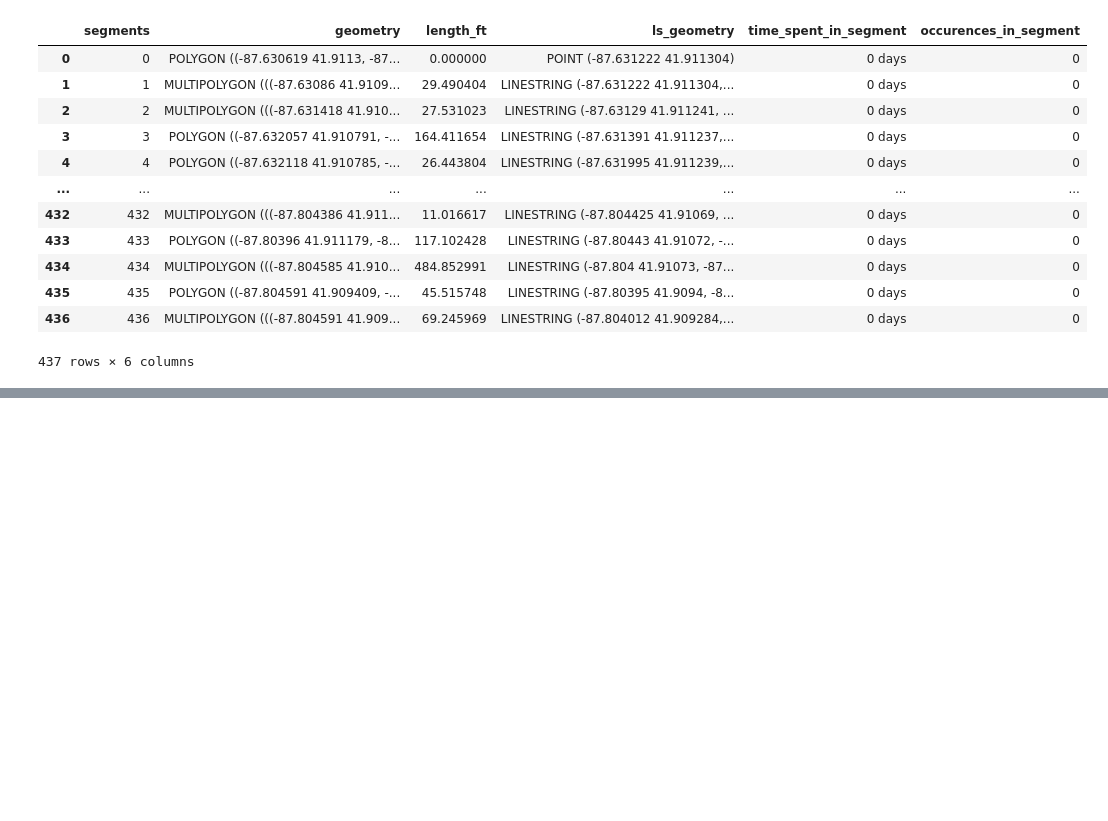
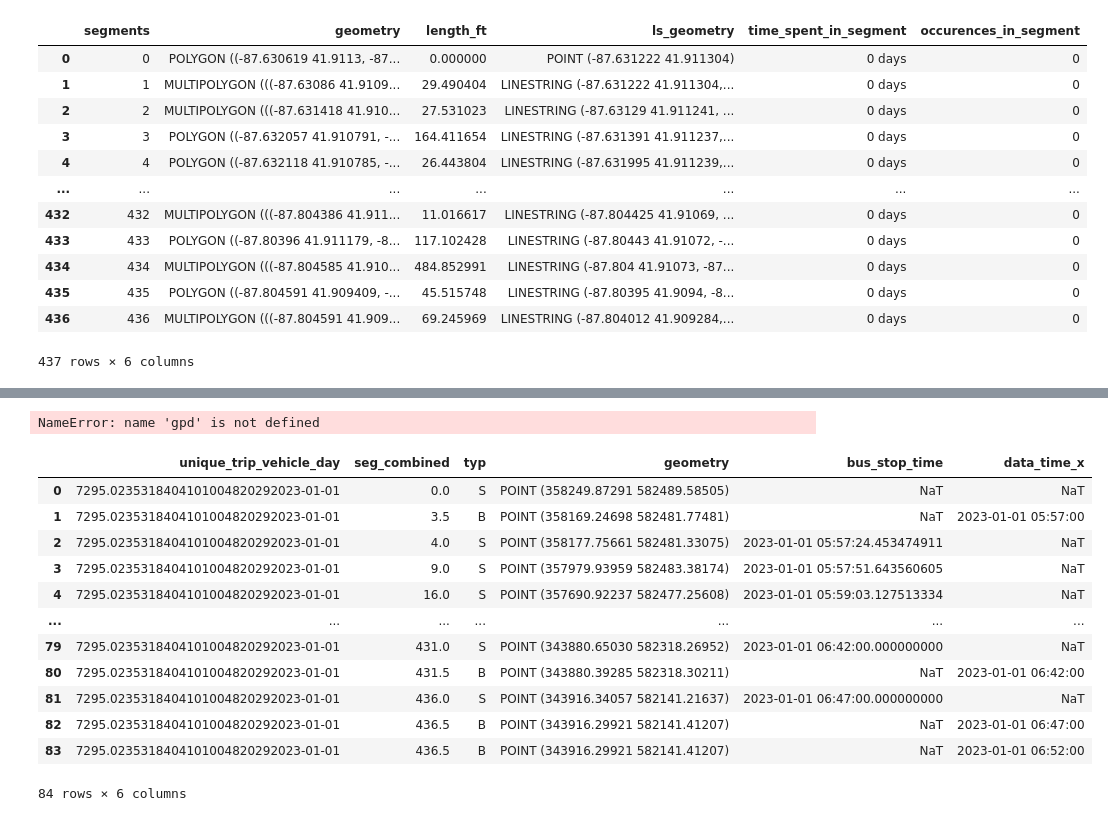
Before and after one commit to mansueto-institute/cta-stop-watch, a Jupyter notebook: cta-stop-watch/scratch/map_stuff.ipynb, the cells around one changed output, grey strips where cells are left out. Saved outputs shown, nothing was run; the diff lists cells and outputs as text; code cells hidden in the pictures; blank space fills up the shorter version.

```diff
--- a/cta-stop-watch/scratch/map_stuff.ipynb
+++ b/cta-stop-watch/scratch/map_stuff.ipynb
@@ -358,0 +347,20 @@ gpd.GeoDataFrame(single_trip_df, geometry=gpd.GeoSeries.from_xy(
+# %%
+df = gpd.read_parquet("/Users/austinsteinhart/Desktop/CAPP/cta-stop-watch/test_full_pattern.parquet")
+# %% [output]
+NameError: name 'gpd' is not defined
+# %%
+df
+# %% [output]
+|  | unique_trip_vehicle_day | seg_combined | typ | geometry | bus_stop_time | data_time_x |
+| 0 | 7295.0235318404101004820292023-01-01 | 0.0 | S | POINT (358249.87291 582489.58505) | NaT | NaT |
+| 1 | 7295.0235318404101004820292023-01-01 | 3.5 | B | POINT (358169.24698 582481.77481) | NaT | 2023-01-01 05:57:00 |
+| 2 | 7295.0235318404101004820292023-01-01 | 4.0 | S | POINT (358177.75661 582481.33075) | 2023-01-01 05:57:24.453474911 | NaT |
+| 3 | 7295.0235318404101004820292023-01-01 | 9.0 | S | POINT (357979.93959 582483.38174) | 2023-01-01 05:57:51.643560605 | NaT |
+| 4 | 7295.0235318404101004820292023-01-01 | 16.0 | S | POINT (357690.92237 582477.25608) | 2023-01-01 05:59:03.127513334 | NaT |
+| ... | ... | ... | ... | ... | ... | ... |
+| 79 | 7295.0235318404101004820292023-01-01 | 431.0 | S | POINT (343880.65030 582318.26952) | 2023-01-01 06:42:00.000000000 | NaT |
+| 80 | 7295.0235318404101004820292023-01-01 | 431.5 | B | POINT (343880.39285 582318.30211) | NaT | 2023-01-01 06:42:00 |
+| 81 | 7295.0235318404101004820292023-01-01 | 436.0 | S | POINT (343916.34057 582141.21637) | 2023-01-01 06:47:00.000000000 | NaT |
+| 82 | 7295.0235318404101004820292023-01-01 | 436.5 | B | POINT (343916.29921 582141.41207) | NaT | 2023-01-01 06:47:00 |
+| 83 | 7295.0235318404101004820292023-01-01 | 436.5 | B | POINT (343916.29921 582141.41207) | NaT | 2023-01-01 06:52:00 |
+84 rows × 6 columns
```
Also changed, not shown: parts of 4 cells of this notebook, 3 other files.
